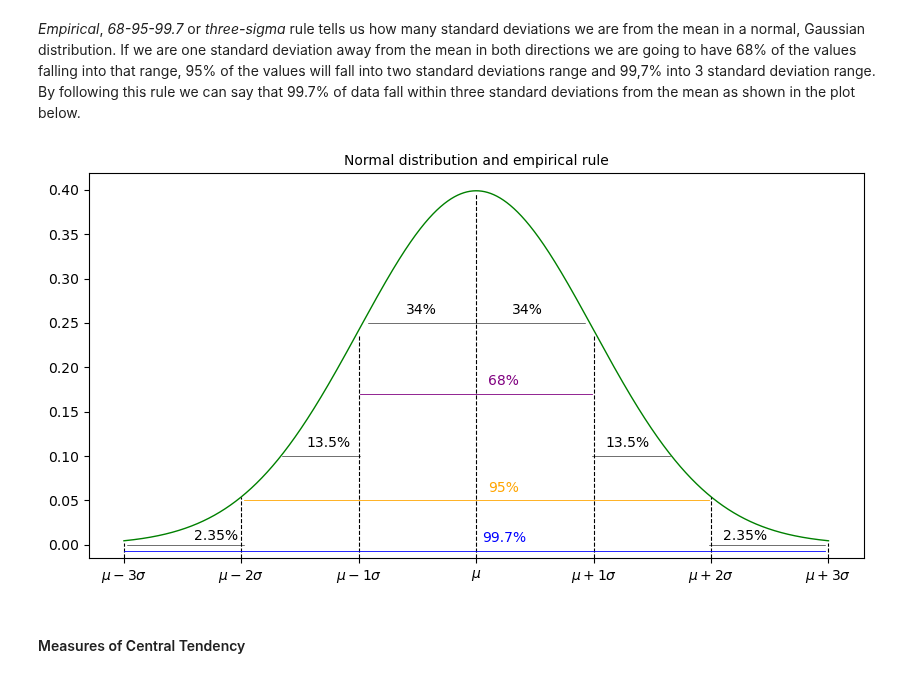
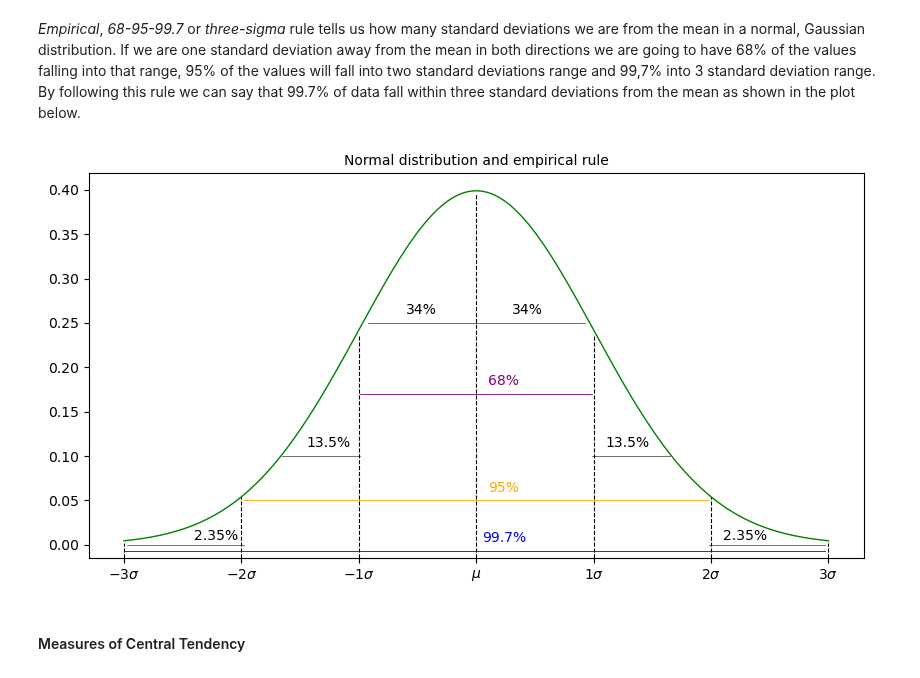
Before and after one commit to Tanja888/funddata-assessment, a Jupyter notebook: normal-distribution.ipynb, the cells around one changed output. Drawn from its saved outputs; the diff is of its cells as text; code cells hidden in the pictures.

```diff
--- a/normal-distribution.ipynb
+++ b/normal-distribution.ipynb
@@ -154,35 +182,36 @@ ax.text(x=0.3, y=0.26, s='34%');
 ax.axhline(y=0.25, xmin=0.36, xmax=0.5, color='black', linewidth=0.4)
 ax.text(x=-0.6, y=0.26, s='34%');
 
 ax.axhline(y=0.1, xmin=0.25, xmax=0.35, color='black', linewidth=0.4)
 ax.text(x=-1.45, y=0.11, s='13.5%');
 
 ax.axhline(y=0.1, xmin=0.65, xmax=0.75, color='black', linewidth=0.4)
 ax.text(x=1.1, y=0.11, s='13.5%');
 
 ax.axhline(y=0.00, xmin=0.05, xmax=0.2, color='black', linewidth=0.4)
 ax.text(x=-2.4, y=0.005, s='2.35%');
 
 ax.axhline(y=0.00, xmin=0.80, xmax=0.95, color='black', linewidth=0.4)
 ax.text(x=2.1, y=0.005, s='2.35%');
 
 ax.axhline(y=-0.007, xmin=0.045, xmax=0.95, color='blue', linewidth=0.6)
 ax.text(x=0.05, y=0.003, s='99.7%', color='blue');
 
 ax.axhline(y=0.05, xmin=0.20, xmax=0.80, color='orange', linewidth=0.6)
 ax.text(x=0.1, y=0.06, s='95%', color='orange');
 
 ax.axhline(y=0.17, xmin=0.35, xmax=0.65, color='purple', linewidth=0.6)
 ax.text(x=0.1, y=0.18, s='68%', color='purple');
 
-labels = ['$\mu-3\sigma$', '$\mu-2\sigma$', '$\mu-1\sigma$', '$\mu$', '$\mu+1\sigma$', '$\mu+2\sigma$', '$\mu+3\sigma$']
+labels = ['$-3\sigma$', '$-2\sigma$', '$-1\sigma$', '$\mu$', '$1\sigma$', '$2\sigma$', '$3\sigma$']
 
 ax.xaxis.set_ticks(np.arange(-3, 4, 1))
 ax.set_xticklabels(labels, minor=False)
 
 ax.set_title('Normal distribution and empirical rule', fontsize=10);
+plt.savefig('images/empirical_rule.png', bbox_inches='tight')
 # %% [output]
-[figure, old version]
+[figure, new version]
 # %% [markdown]
 #### Measures of Central Tendency
 # %% [markdown]
```
Also changed, not shown: parts of 38 cells of this notebook, 6 other files.
